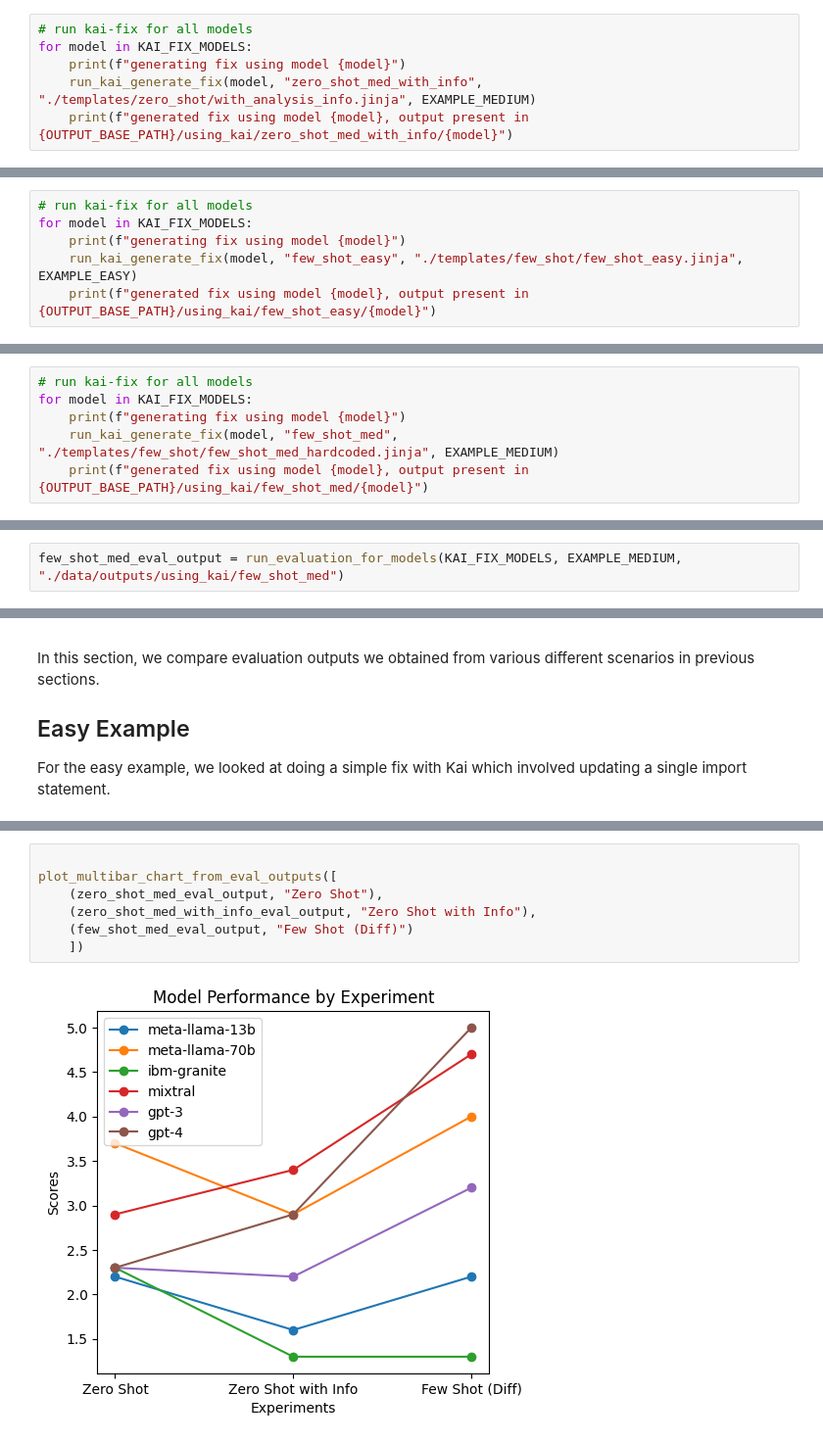
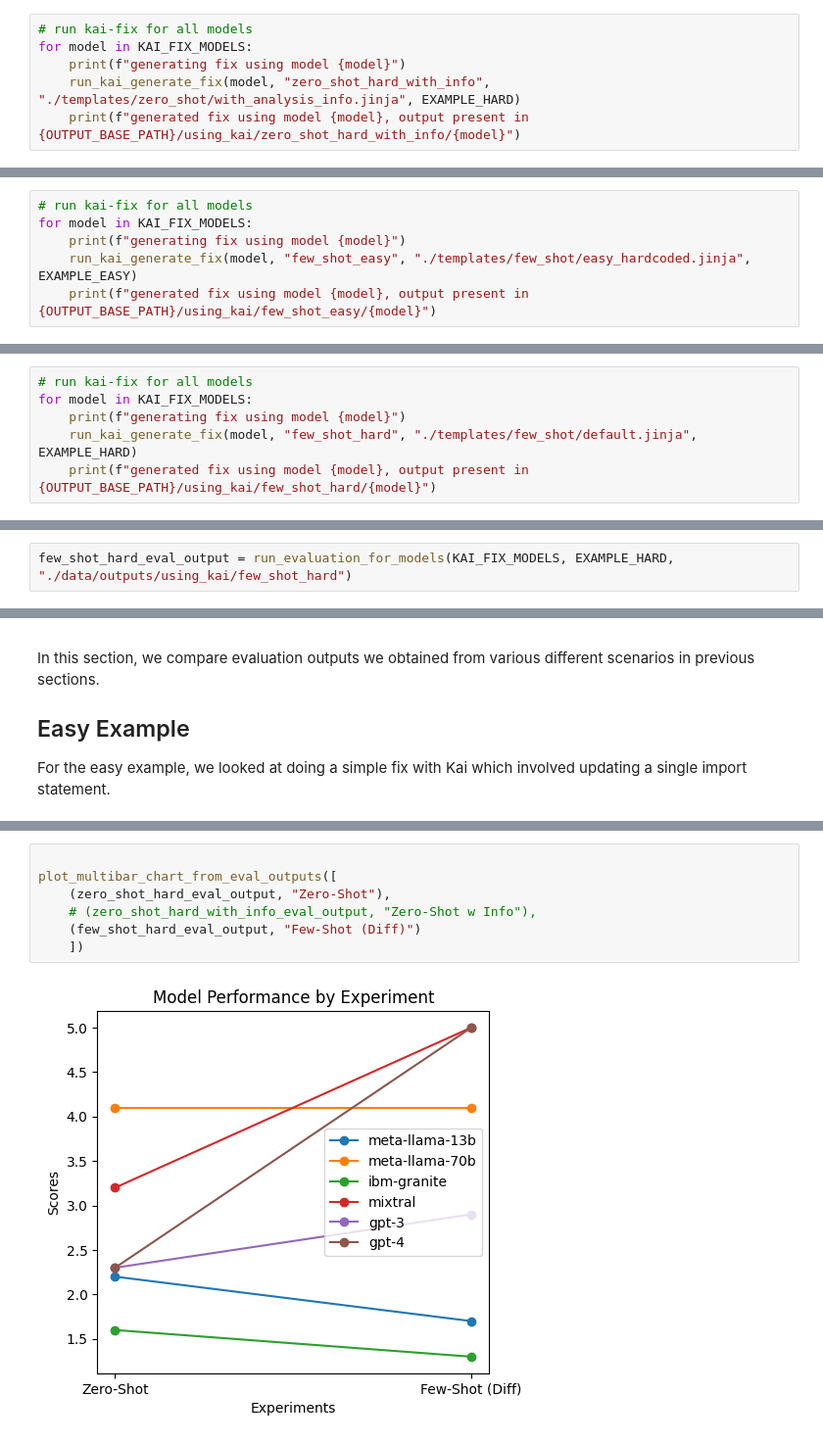
Before and after one commit to konveyor/kai, a Jupyter notebook: notebooks/evaluation/01.coolstore.ipynb, the cells around one changed output, grey strips where cells are left out. Shown: that part at 98% size. Cells and saved outputs as stored; diff of their text form.

```diff
--- a/notebooks/evaluation/01.coolstore.ipynb
+++ b/notebooks/evaluation/01.coolstore.ipynb
@@ -742,7 +696,7 @@ The outputs of this experiment will be generated in `./data/outputs/using_kai/ze
 # run kai-fix for all models
 for model in KAI_FIX_MODELS:
     print(f"generating fix using model {model}")
-    run_kai_generate_fix(model, "zero_shot_med_with_info", "./templates/zero_shot/with_analysis_info.jinja", EXAMPLE_MEDIUM)
-    print(f"generated fix using model {model}, output present in {OUTPUT_BASE_PATH}/using_kai/zero_shot_med_with_info/{model}")
+    run_kai_generate_fix(model, "zero_shot_hard_with_info", "./templates/zero_shot/with_analysis_info.jinja", EXAMPLE_HARD)
+    print(f"generated fix using model {model}, output present in {OUTPUT_BASE_PATH}/using_kai/zero_shot_hard_with_info/{model}")
 # %% [output]
 generating fix using model meta-llama-13b
@@ -798,7 +752,7 @@ The outputs of this experiment will be generated in `./data/outputs/using_kai/fe
 # run kai-fix for all models
 for model in KAI_FIX_MODELS:
     print(f"generating fix using model {model}")
-    run_kai_generate_fix(model, "few_shot_easy", "./templates/few_shot/few_shot_easy.jinja", EXAMPLE_EASY)
+    run_kai_generate_fix(model, "few_shot_easy", "./templates/few_shot/easy_hardcoded.jinja", EXAMPLE_EASY)
     print(f"generated fix using model {model}, output present in {OUTPUT_BASE_PATH}/using_kai/few_shot_easy/{model}")
 # %% [output]
 generating fix using model meta-llama-13b
@@ -848,7 +796,7 @@ The outputs of this experiment will be generated in `./data/outputs/using_kai/fe
 # run kai-fix for all models
 for model in KAI_FIX_MODELS:
     print(f"generating fix using model {model}")
-    run_kai_generate_fix(model, "few_shot_med", "./templates/few_shot/few_shot_med_hardcoded.jinja", EXAMPLE_MEDIUM)
-    print(f"generated fix using model {model}, output present in {OUTPUT_BASE_PATH}/using_kai/few_shot_med/{model}")
+    run_kai_generate_fix(model, "few_shot_hard", "./templates/few_shot/default.jinja", EXAMPLE_HARD)
+    print(f"generated fix using model {model}, output present in {OUTPUT_BASE_PATH}/using_kai/few_shot_hard/{model}")
 # %% [output]
 generating fix using model meta-llama-13b
@@ -866,5 +814,5 @@ generated fix using model gpt-4, output present in ./data/outputs//using_kai/few
 # %% [markdown]
 Now lets evaluate the responses we get from all models.
 # %%
-few_shot_med_eval_output = run_evaluation_for_models(KAI_FIX_MODELS, EXAMPLE_MEDIUM, "./data/outputs/using_kai/few_shot_med")
+few_shot_hard_eval_output = run_evaluation_for_models(KAI_FIX_MODELS, EXAMPLE_HARD, "./data/outputs/using_kai/few_shot_hard")
 # %%
@@ -923,9 +877,9 @@ plot_multibar_chart_from_eval_outputs([
 # %%
 
 plot_multibar_chart_from_eval_outputs([
-    (zero_shot_med_eval_output, "Zero Shot"),
-    (zero_shot_med_with_info_eval_output, "Zero Shot with Info"),
-    (few_shot_med_eval_output, "Few Shot (Diff)")
+    (zero_shot_hard_eval_output, "Zero-Shot"),
+    # (zero_shot_hard_with_info_eval_output, "Zero-Shot w Info"),
+    (few_shot_hard_eval_output, "Few-Shot (Diff)")
     ])
 # %% [output]
-[figure, old version]
+[figure, new version]
```
Also changed, not shown: parts of 36 cells of this notebook, 6 other files.
